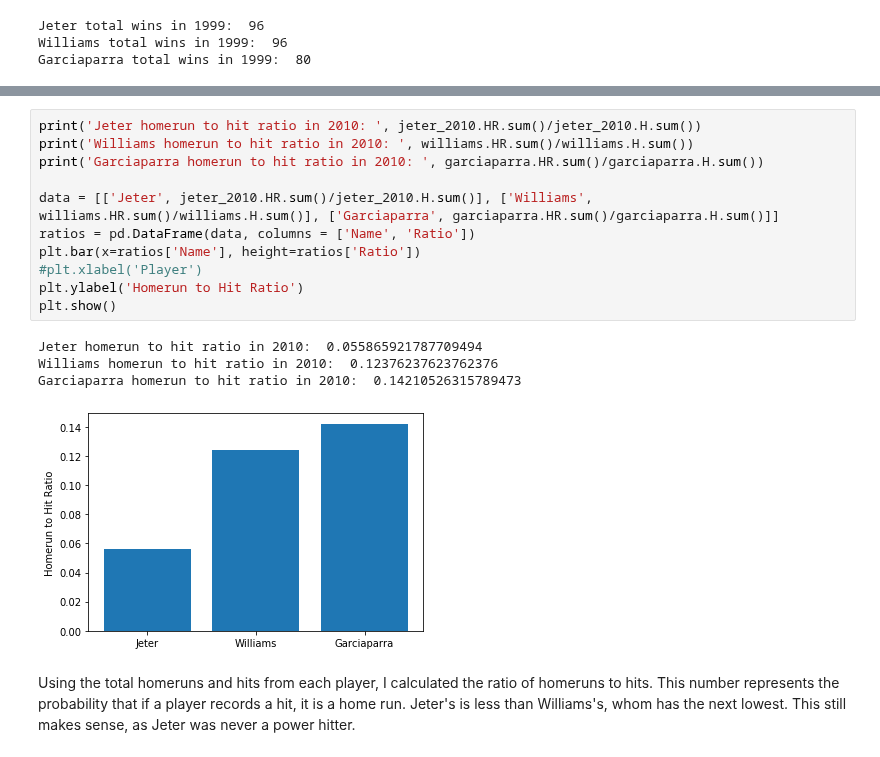
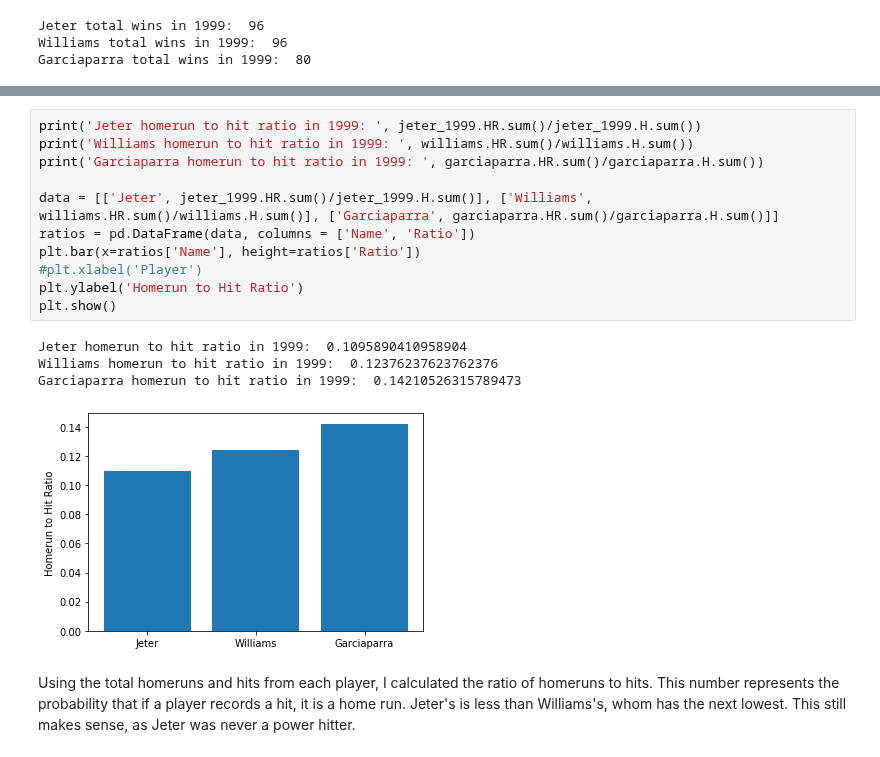
Before and after one commit to mattmaitland1/DerekJeterAnalysis, a Jupyter notebook: Project.ipynb, the cells around one changed output, grey strips where cells are left out. Saved outputs shown, nothing was run; the diff lists cells and outputs as text.

```diff
--- a/Project.ipynb
+++ b/Project.ipynb
@@ -552,18 +548,18 @@ Derek Jeter is now on the bottom. He has less than half of both of these players
 # %%
-print('Jeter homerun to hit ratio in 2010: ', jeter_2010.HR.sum()/jeter_2010.H.sum())
-print('Williams homerun to hit ratio in 2010: ', williams.HR.sum()/williams.H.sum())
-print('Garciaparra homerun to hit ratio in 2010: ', garciaparra.HR.sum()/garciaparra.H.sum())
+print('Jeter homerun to hit ratio in 1999: ', jeter_1999.HR.sum()/jeter_1999.H.sum())
+print('Williams homerun to hit ratio in 1999: ', williams.HR.sum()/williams.H.sum())
+print('Garciaparra homerun to hit ratio in 1999: ', garciaparra.HR.sum()/garciaparra.H.sum())
 
-data = [['Jeter', jeter_2010.HR.sum()/jeter_2010.H.sum()], ['Williams', williams.HR.sum()/williams.H.sum()], ['Garciaparra', garciaparra.HR.sum()/garciaparra.H.sum()]]
+data = [['Jeter', jeter_1999.HR.sum()/jeter_1999.H.sum()], ['Williams', williams.HR.sum()/williams.H.sum()], ['Garciaparra', garciaparra.HR.sum()/garciaparra.H.sum()]]
 ratios = pd.DataFrame(data, columns = ['Name', 'Ratio'])
 plt.bar(x=ratios['Name'], height=ratios['Ratio'])
 #plt.xlabel('Player')
 plt.ylabel('Homerun to Hit Ratio')
 plt.show()
 # %% [output]
-Jeter homerun to hit ratio in 2010:  0.055865921787709494
-Williams homerun to hit ratio in 2010:  0.12376237623762376
-Garciaparra homerun to hit ratio in 2010:  0.14210526315789473
+Jeter homerun to hit ratio in 1999:  0.1095890410958904
+Williams homerun to hit ratio in 1999:  0.12376237623762376
+Garciaparra homerun to hit ratio in 1999:  0.14210526315789473
-[figure, old version]
+[figure, new version]
 # %% [markdown]
 Using the total homeruns and hits from each player, I calculated the ratio of homeruns to hits. This number represents the probability that if a player records a hit, it is a home run. Jeter's is less than Williams's, whom has the next lowest. This still makes sense, as Jeter was never a power hitter.
```
Also changed, not shown: parts of 15 cells of this notebook.
